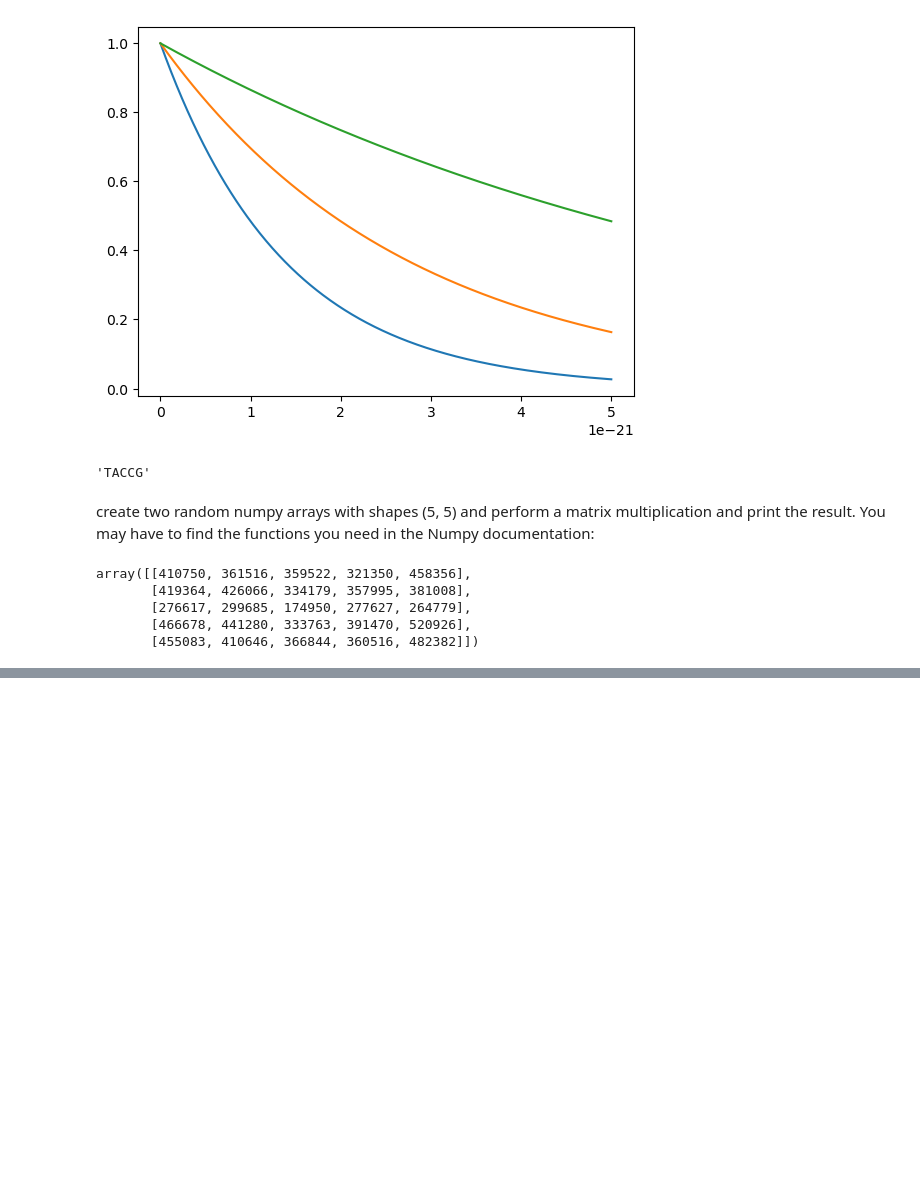
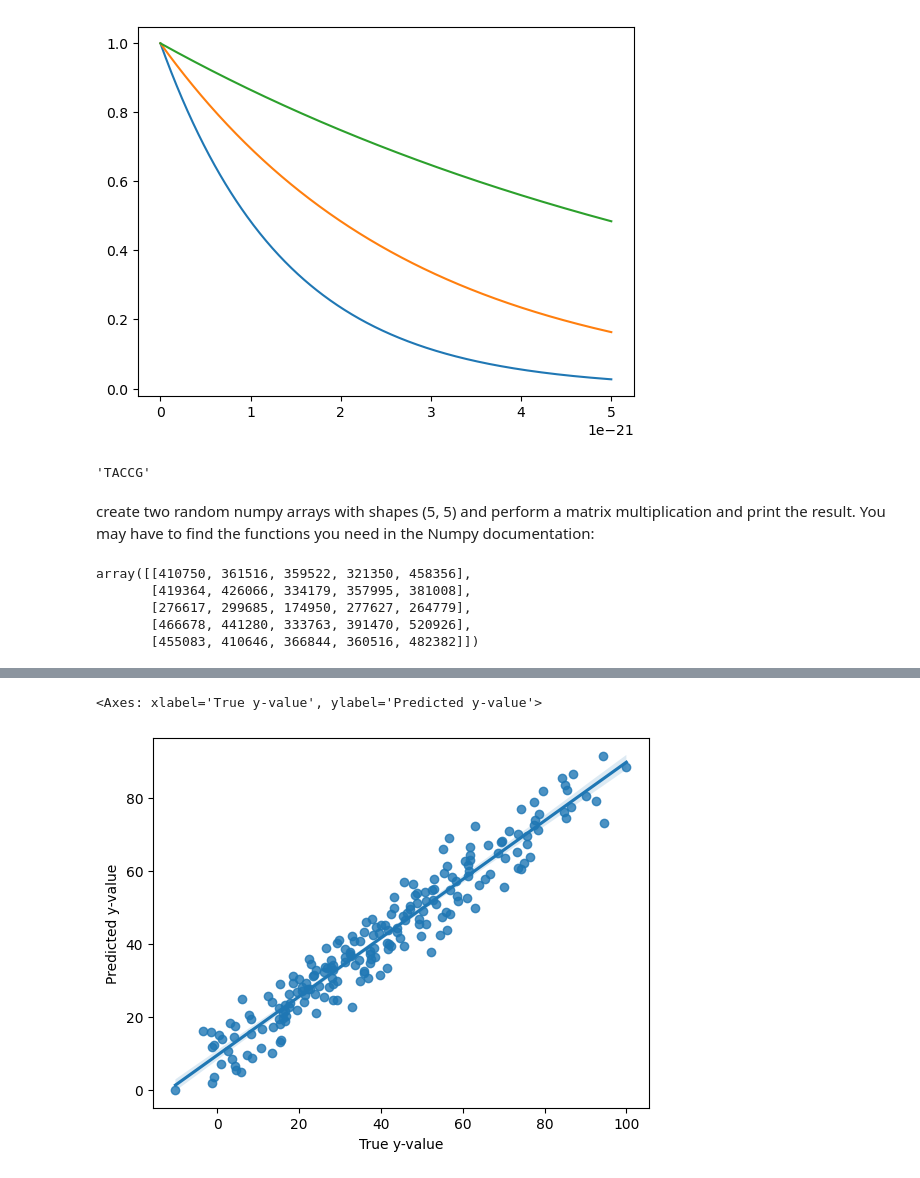
Before and after one commit to rebeckakarras/projekt2, a Jupyter notebook: Untitled-1.ipynb, the cells around one changed output, grey strips where cells are left out. Cells and saved outputs as stored; diff of their text form; code cells hidden in the pictures; blank space fills up the shorter version.

```diff
--- a/Untitled-1.ipynb
+++ b/Untitled-1.ipynb
@@ -243,0 +289,9 @@ array([[410750, 361516, 359522, 321350, 458356],
+# %%
+import pandas as pd
+import seaborn as sns
+df = pd.DataFrame({'Predicted y-value':y_pred, 'True y-value':y})
+
+sns.regplot(x='True y-value', y='Predicted y-value', data=df)
+# %% [output]
+<Axes: xlabel='True y-value', ylabel='Predicted y-value'>
+[figure, added]
```
Also changed, not shown: parts of 3 cells of this notebook, 4 other files.
